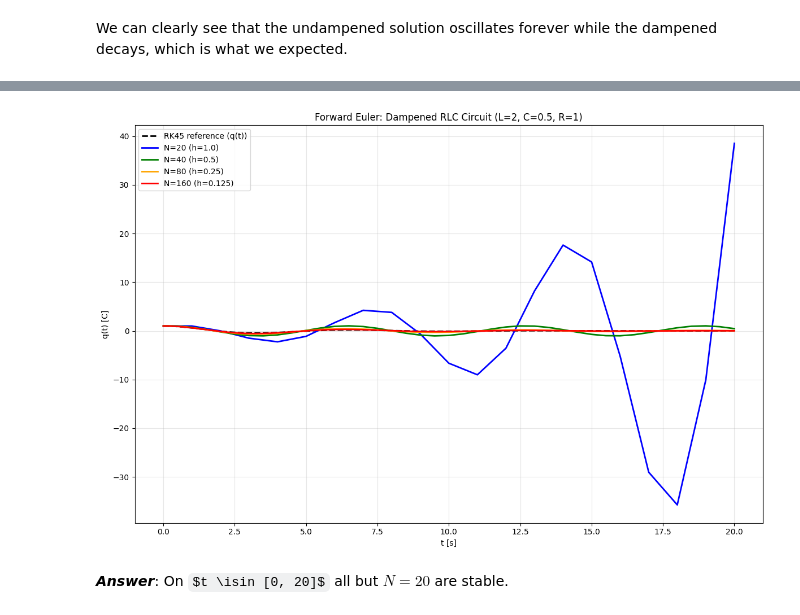
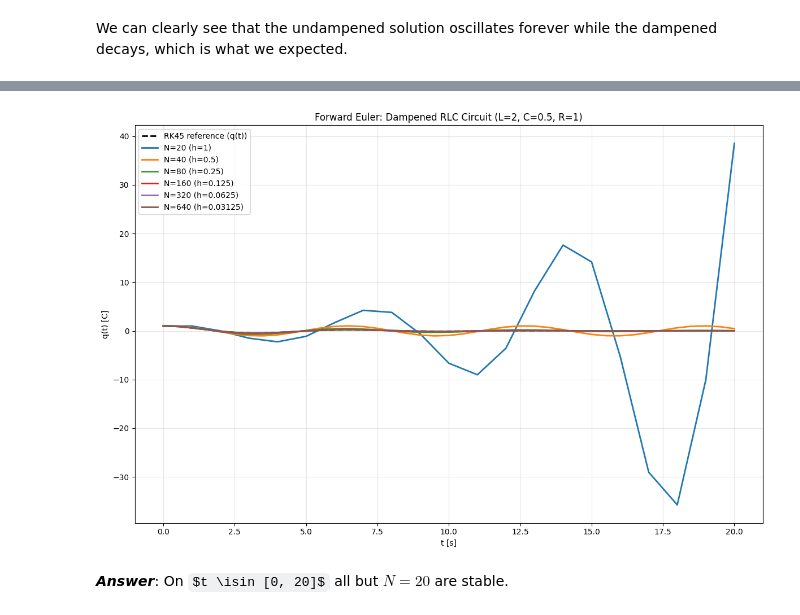
Before and after one commit to ericend/Numerical-Methods, a Jupyter notebook: LAB2/lab2.ipynb, the cells around one changed output, grey strips where cells are left out. Drawn from its saved outputs; the diff is of its cells as text; code cells hidden in the pictures; some formulas as TeX source.

```diff
--- a/LAB2/lab2.ipynb
+++ b/LAB2/lab2.ipynb
@@ -53,6 +57,7 @@ Write a python program that solves DE1 using Euler forward $$DE_1: \quad y_{n+1}
 # %% [markdown]
 Create the euler forward function:
 # %%
+# forward_euler
 @dataclass
 class EulerResult:
     """
@@ -130,7 +135,7 @@ def euler_forward(
     is_scalar: bool = np.isscalar(y0)
     n_vars: int = 1 if is_scalar else len(y0) # type:ignore
     y: np.ndarray = np.zeros((len(t), n_vars))
-    y[0] = y0 if is_scalar else y0.copy()# type:ignore
+    y[0] = y0 if is_scalar else y0.copy() # type:ignore
 
     # Single step for scalar, vector step for systems
     for i in range(len(t) - 1):
@@ -140,8 +145,7 @@ def euler_forward(
     # Shape output
     if is_scalar:
         y = y[:, 0]  # 1D array for scalar case
-    else:
-        y = y.T  # (n_vars, n_steps) for vector case
+
 
     # Error
     if exact is not None:
@@ -403,36 +450,37 @@ We can clearly see that the undampened solution oscillates forever while the dam
 # %%
+# Testing stability on t:0->20
 t_span = [0, 20]
-N = [20, 40, 80, 160]
+N = [20, 40, 80, 160, 320, 640]
 RLC_1 = RLC(Q_0=1, L=2, C=0.5, R=1)
 sols = []
 
 for n_steps in N:
-    h = t_span[1] / n_steps  # Equidistant: Δt = T/N
+    h = t_span[1] / n_steps  # Equidistant: stepsize = T/N
     y0 = np.array([RLC_1.Q_0, 0.0])
     sol = euler_forward(ODET1a, y0, t_span, h, RLC_1.R, RLC_1.L, RLC_1.C)
     sols.append(sol)
 
+# print(sols[0])
 
 plt.figure(figsize=(12, 8))
 
 # Reference RK45 solution
 plt.plot(sol1.t, sol1.y[0], "k--", linewidth=2, label="RK45 reference (q(t))")
 
-colors = ["blue", "green", "orange", "red"]
-labels = ["N=20 (h=1.0)", "N=40 (h=0.5)", "N=80 (h=0.25)", "N=160 (h=0.125)"]
-
-for i, (sol, color, label) in enumerate(zip(sols, colors, labels)):
-    plt.plot(sol.t, sol.y[0], color=color, linestyle="-", linewidth=2, label=label)
+cmap = plt.cm.tab10  # type: ignore
+for i, sol in enumerate(sols):
+    label = f"N={N[i]} (h={t_span[1] / N[i]:.4g})"
+    plt.plot(sol.t, sol.y[:, 0], color=cmap(i), linestyle="-", linewidth=2, label=label)
 
 plt.xlabel("t [s]")
 plt.ylabel("q(t) [C]")
 plt.title("Forward Euler: Dampened RLC Circuit (L=2, C=0.5, R=1)")
 plt.legend()
 plt.grid(True, alpha=0.3)
 plt.tight_layout()
 plt.show()
 # %% [output]
-[figure, old version]
+[figure, new version]
 # %% [markdown]
 ***Answer***: On $t \isin [0, 20]$ all but $N=20$ are stable.
 # %% [markdown]
```
Also changed, not shown: parts of 22 cells of this notebook.
